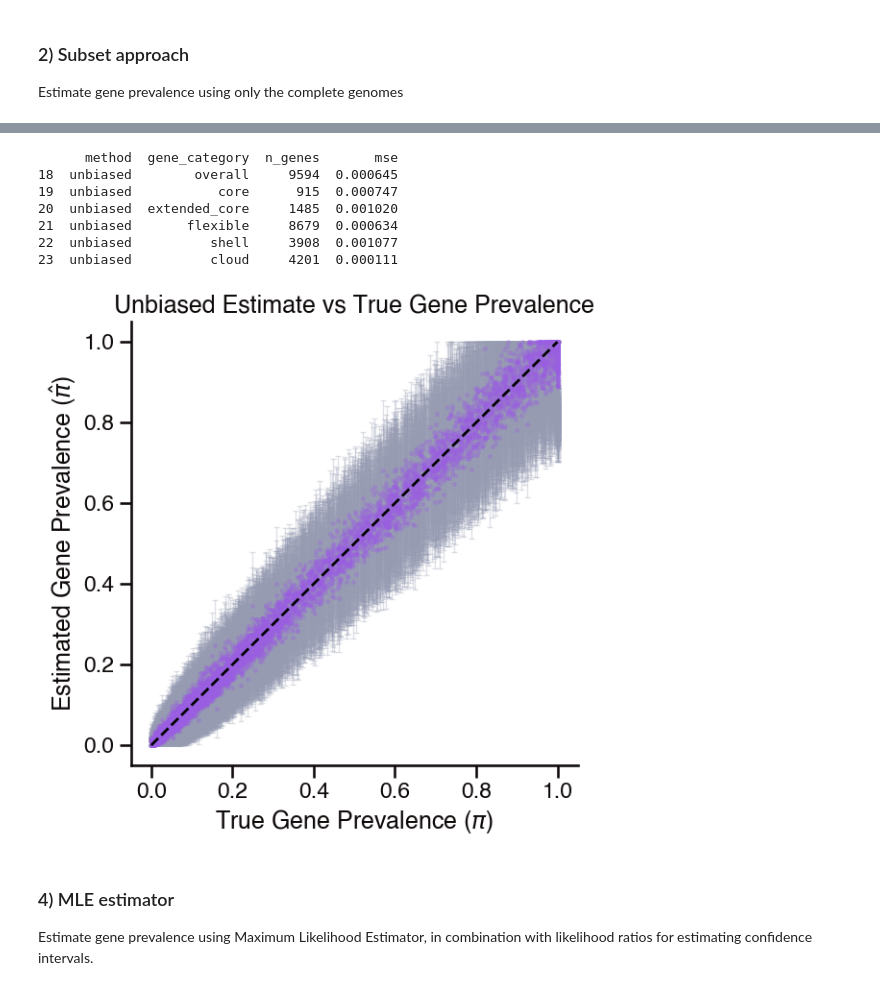
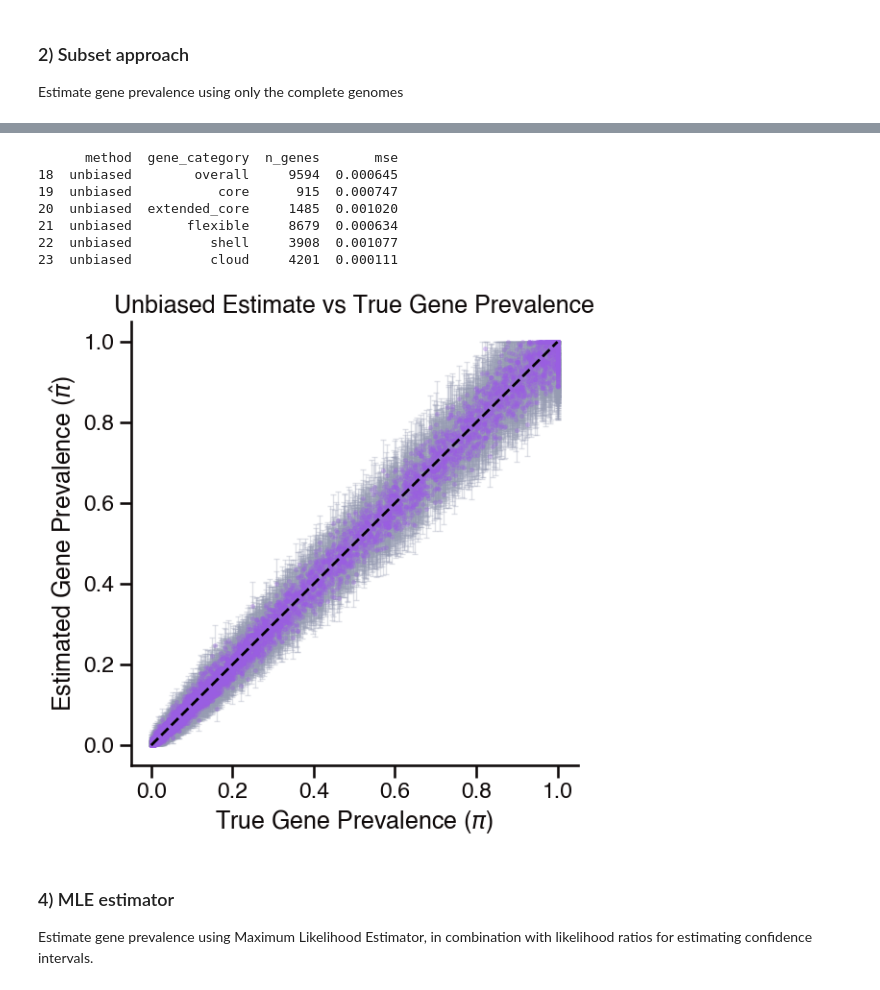
Before and after one commit to blasks/gene-prevalence, a Jupyter notebook: experiments/2-method-comparison-simulations.ipynb, the cells around one changed output, grey strips where cells are left out. Cells and saved outputs as stored; diff of their text form; code cells hidden in the pictures.

```diff
--- a/experiments/2-method-comparison-simulations.ipynb
+++ b/experiments/2-method-comparison-simulations.ipynb
@@ -292,7 +292,7 @@ model = BernoulliPrevalenceModel(
 )
 fit = model.fit(
     estimator="unbiased",
-    interval_method="chebyshev",
+    interval_method="wald",
     alpha=ci_alpha,  # confidence interval alpha level
     clip=True,
 )
@@ -377,7 +377,7 @@ model = BernoulliPrevalenceModel(
 )
 fit = model.fit(
     estimator="unbiased",
-    interval_method="chebyshev",
+    interval_method="wald",
     alpha=ci_alpha,  # confidence interval alpha level
     clip=True,
 )
@@ -418,34 +418,34 @@ sns.scatterplot(
     ax=ax
 )
 plt.xlabel(r"True Gene Prevalence ($\pi$)")
 plt.ylabel(r"Estimated Gene Prevalence ($\hat{\pi}$)")
 plt.title('Unbiased Estimate vs True Gene Prevalence')
 # add error bars for the configured confidence intervals
 ax.errorbar(
     x=unbiased_estimates_df["pi_true"],
     y=unbiased_estimates_df["pi_hat"],
     yerr=[unbiased_estimates_df["pi_hat"] - unbiased_estimates_df["ci_lower"],
           unbiased_estimates_df["ci_upper"] - unbiased_estimates_df["pi_hat"]],
     fmt='none',
     linewidth=1,
     capsize=2,
     ecolor=sns.color_palette()[5],
     alpha=0.3,
     zorder=0
 )
 # add diagonal line for reference
 lims = [0, 1]
 ax.plot(lims, lims, 'k--', zorder=1)
 plt.show()
 # %% [output]
       method  gene_category  n_genes       mse
 18  unbiased        overall     9594  0.000645
 19  unbiased           core      915  0.000747
 20  unbiased  extended_core     1485  0.001020
 21  unbiased       flexible     8679  0.000634
 22  unbiased          shell     3908  0.001077
 23  unbiased          cloud     4201  0.000111
-[figure, old version]
+[figure, new version]
 # %% [markdown]
 ### 4) MLE estimator
 Estimate gene prevalence using Maximum Likelihood Estimator, in combination with
```
Also changed, not shown: parts of 6 cells of this notebook, 3 other files.
